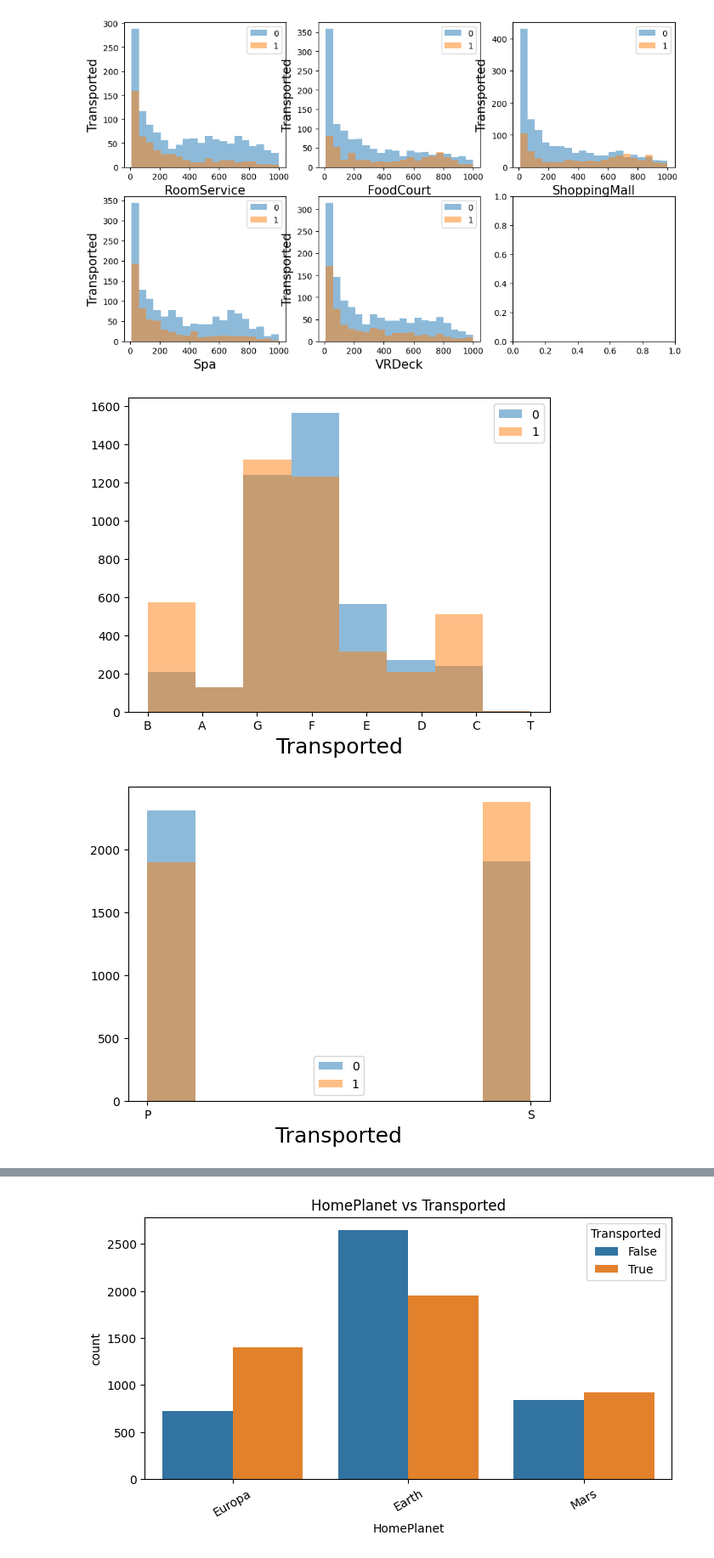
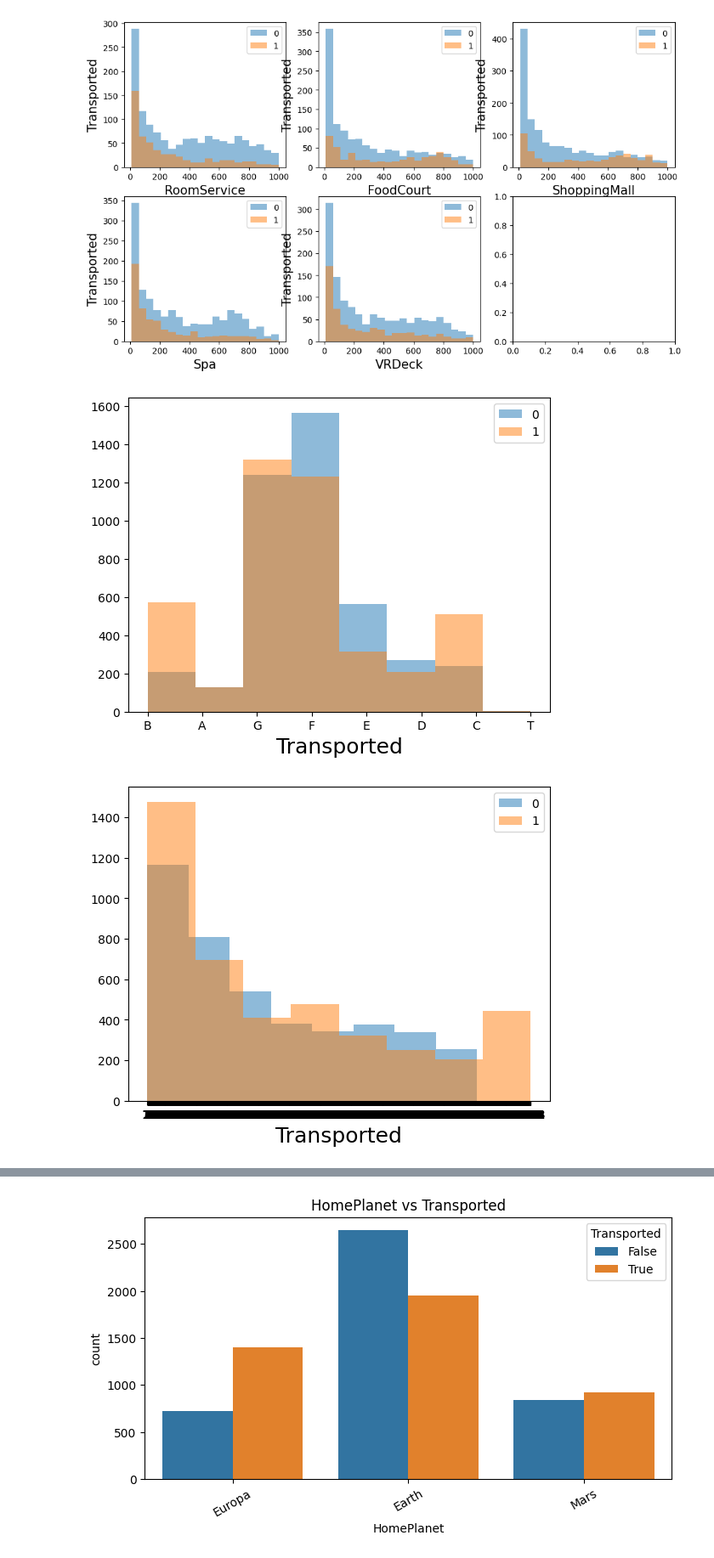
Before and after one commit to hiromu-dundee/Kaggle-Practice, a Jupyter notebook: Spaceship-Titanic/analysis.ipynb, the cells around one changed output, grey strips where cells are left out. Shown at 85% size. Saved outputs shown, nothing was run; the diff lists cells and outputs as text; code cells hidden in the pictures.

```diff
--- a/Spaceship-Titanic/analysis.ipynb
+++ b/Spaceship-Titanic/analysis.ipynb
@@ -52,15 +52,16 @@ for column, (i, j) in zip(columns_list, product(range(2), range(3))):
 [figure]
 # %%
 train['Deck'] = train['Cabin'].str.split('/').str[0]
+train['CabinNum'] = train['Cabin'].str.split('/').str[1]
 train['SidePS'] = train['Cabin'].str.split('/').str[2]
 
-for column in ["Deck", "SidePS"]:
+for column in ["Deck", "CabinNum", "SidePS"]:
     plt.hist(train.loc[train['Transported'] == False, column].dropna(), bins=8, alpha=0.5, label='0')
     plt.hist(train.loc[train['Transported'] == True, column].dropna(), bins=8, alpha=0.5, label='1')
     plt.xlabel(f"{column}", fontsize=18)
     plt.xlabel(f"Transported", fontsize=18)
     plt.legend()
     plt.show()
 # %% [output]
 [figure]
-[figure, old version]
+[figure, new version]
```
Also changed, not shown: parts of 5 cells of this notebook.
